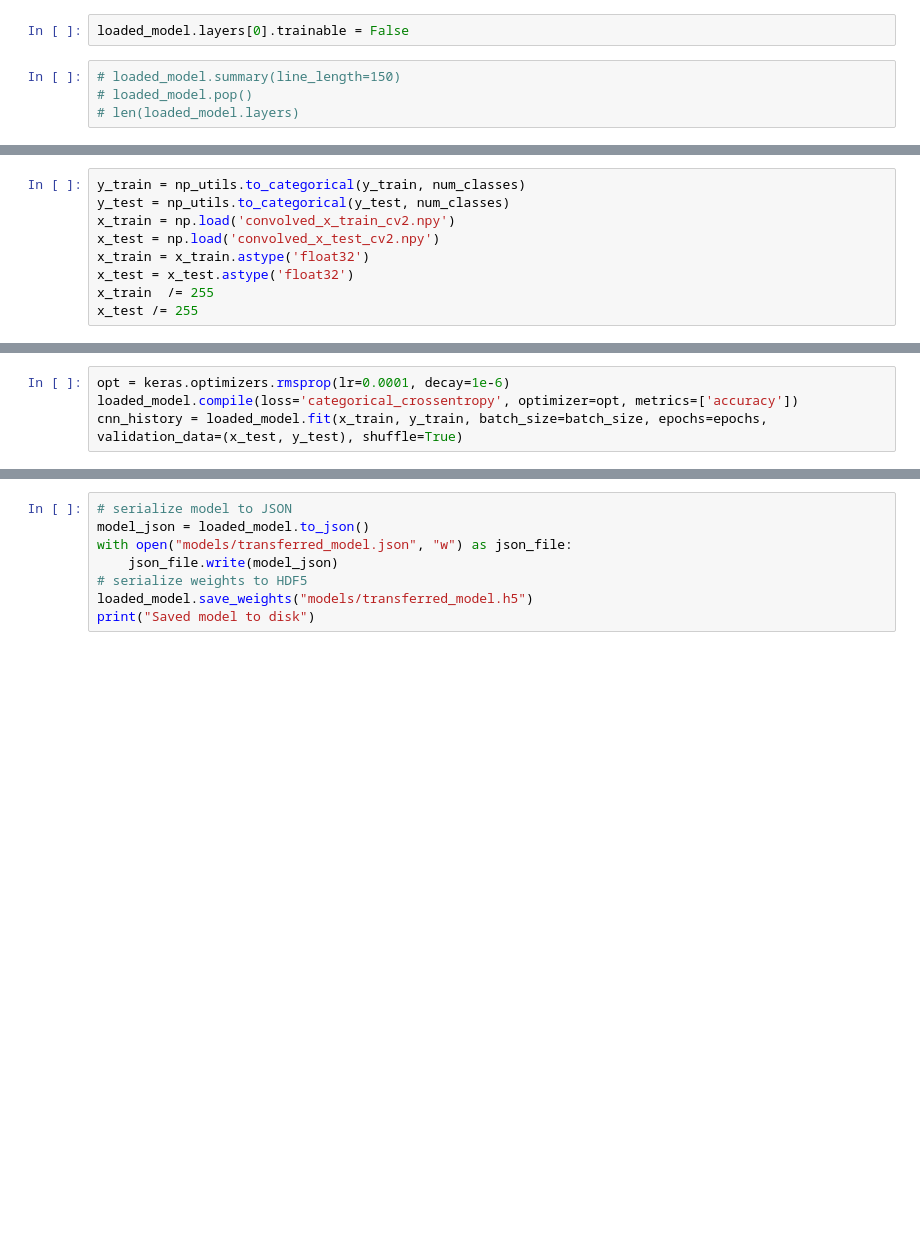
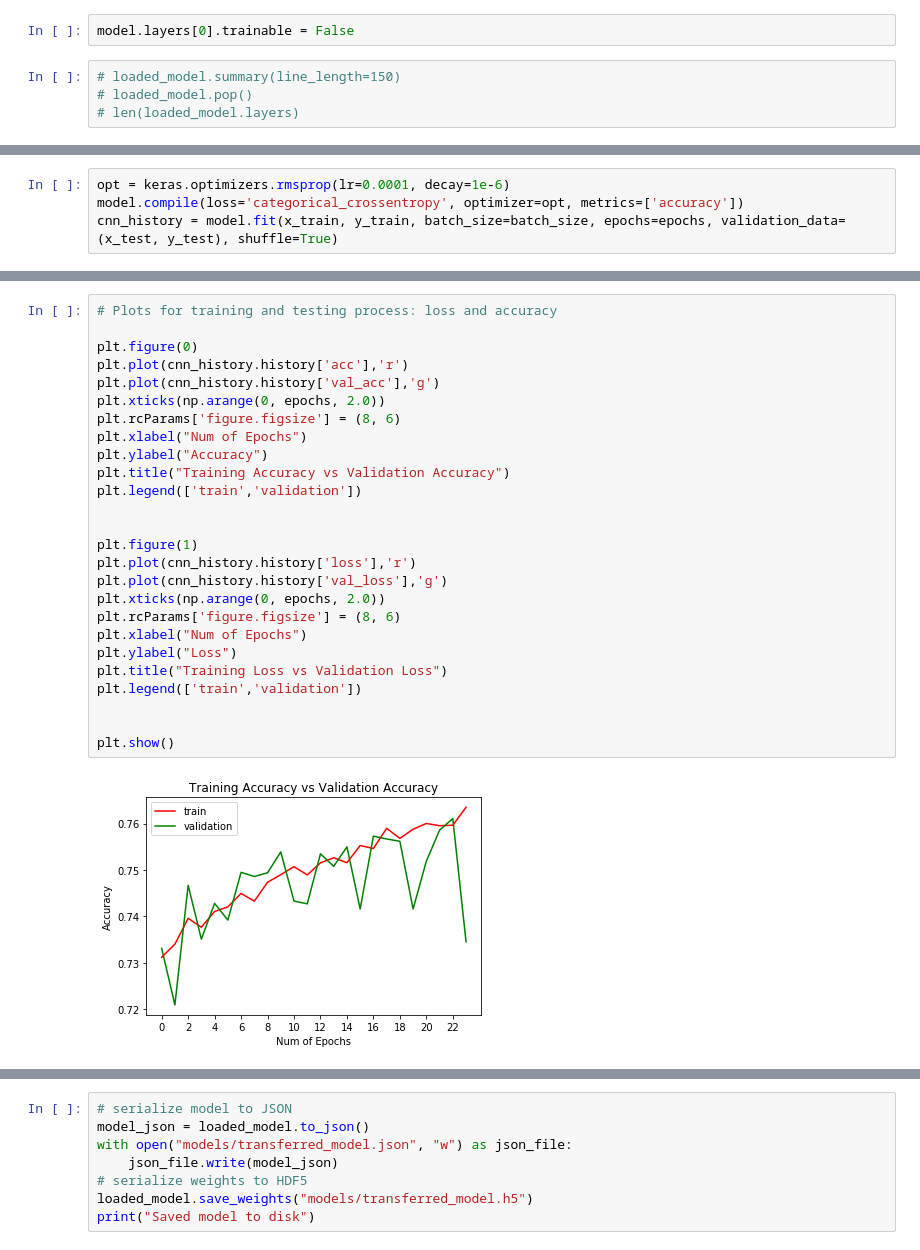
Before and after one commit to halleheho1/Gabor-CNN-CIFAR-10, a Jupyter notebook: Neural Network with Transfer learning.ipynb, the cells around one changed output, grey strips where cells are left out. Cells and saved outputs as stored; diff of their text form; blank space fills up the shorter version.

Commit message:
Edit baseline model

```diff
--- a/Neural Network with Transfer learning.ipynb
+++ b/Neural Network with Transfer learning.ipynb
@@ -43,7 +133,7 @@ Loaded model from disk
 # %% [markdown]
 ### Freeze first layer
 # %%
-loaded_model.layers[0].trainable = False
+model.layers[0].trainable = False
 # %%
 # loaded_model.summary(line_length=150)
 # loaded_model.pop()
@@ -58,9 +140,0 @@ class_names = ['airplane', 'automobile', 'bird', 'cat', 'deer', 'dog', 'frog', '
-# %%
-y_train = np_utils.to_categorical(y_train, num_classes)
-y_test = np_utils.to_categorical(y_test, num_classes)
-x_train = np.load('convolved_x_train_cv2.npy')
-x_test = np.load('convolved_x_test_cv2.npy')
-x_train = x_train.astype('float32')
-x_test = x_test.astype('float32')
-x_train  /= 255
-x_test /= 255
@@ -69,5 +141,5 @@ x_test /= 255
 # %%
 opt = keras.optimizers.rmsprop(lr=0.0001, decay=1e-6)
-loaded_model.compile(loss='categorical_crossentropy', optimizer=opt, metrics=['accuracy'])
-cnn_history = loaded_model.fit(x_train, y_train, batch_size=batch_size, epochs=epochs, validation_data=(x_test, y_test), shuffle=True)
+model.compile(loss='categorical_crossentropy', optimizer=opt, metrics=['accuracy'])
+cnn_history = model.fit(x_train, y_train, batch_size=batch_size, epochs=epochs, validation_data=(x_test, y_test), shuffle=True)
 # %% [output]
@@ -78,0 +170,28 @@ print('Test accuracy:', score[1])
+# %%
+# Plots for training and testing process: loss and accuracy
+
+plt.figure(0)
+plt.plot(cnn_history.history['acc'],'r')
+plt.plot(cnn_history.history['val_acc'],'g')
+plt.xticks(np.arange(0, epochs, 2.0))
+plt.rcParams['figure.figsize'] = (8, 6)
+plt.xlabel("Num of Epochs")
+plt.ylabel("Accuracy")
+plt.title("Training Accuracy vs Validation Accuracy")
+plt.legend(['train','validation'])
+
+
+plt.figure(1)
+plt.plot(cnn_history.history['loss'],'r')
+plt.plot(cnn_history.history['val_loss'],'g')
+plt.xticks(np.arange(0, epochs, 2.0))
+plt.rcParams['figure.figsize'] = (8, 6)
+plt.xlabel("Num of Epochs")
+plt.ylabel("Loss")
+plt.title("Training Loss vs Validation Loss")
+plt.legend(['train','validation'])
+
+
+plt.show()
+# %% [output]
+[figure, added]
```
Also changed, not shown: parts of 16 cells of this notebook, 2 other files.
